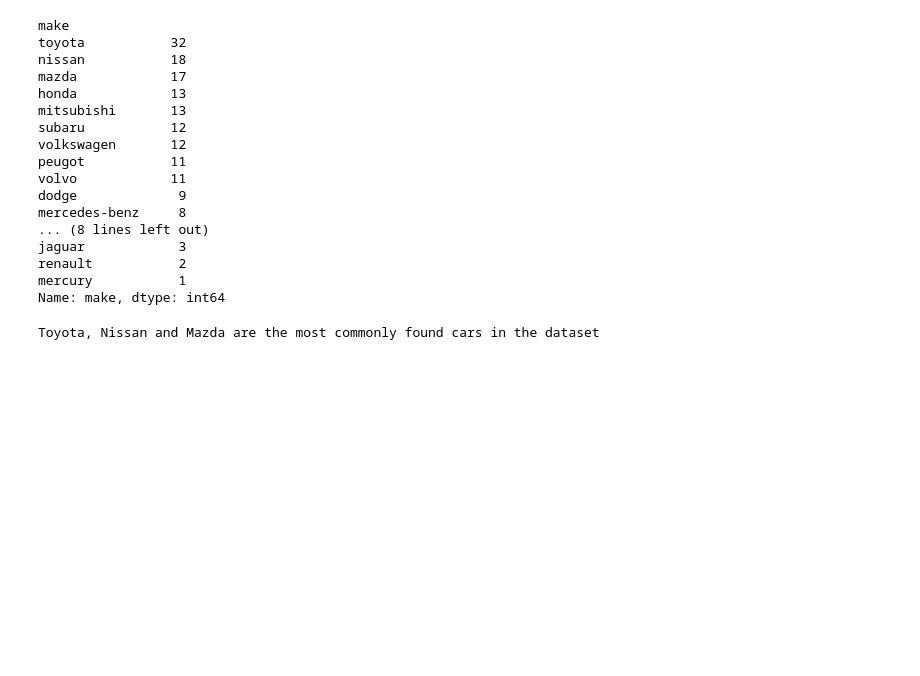
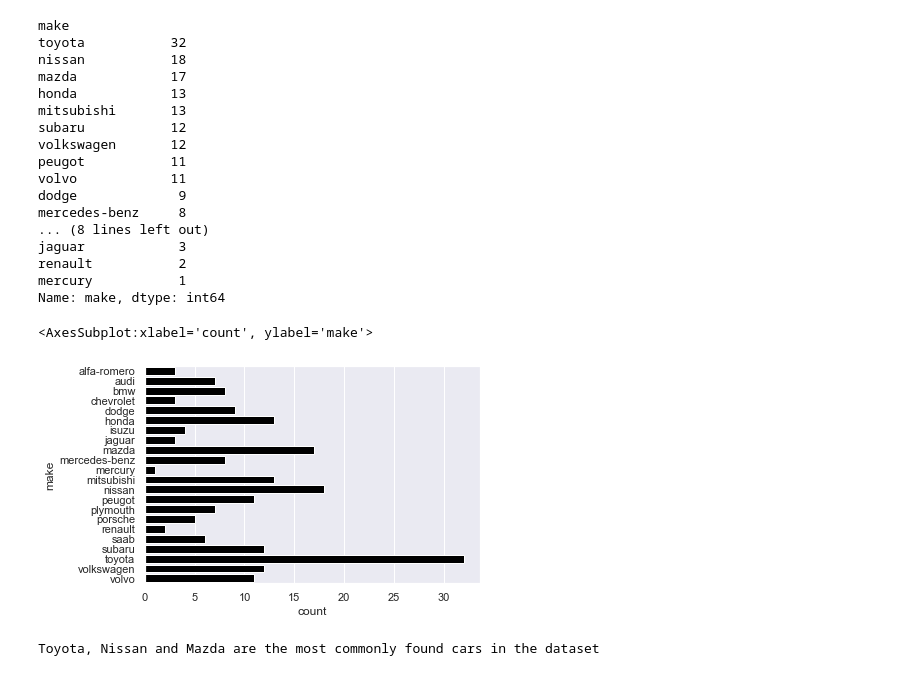
Before and after one commit to rufinsteve/Kaggle-Projects, a Jupyter notebook: Kaggle/Automobile-kaggle-dataset.ipynb, the cells around one changed output. Saved outputs shown, nothing was run; the diff lists cells and outputs as text; code cells hidden in the pictures; blank space fills up the shorter version.

```diff
--- a/Kaggle/Automobile-kaggle-dataset.ipynb
+++ b/Kaggle/Automobile-kaggle-dataset.ipynb
@@ -138,6 +154,13 @@ jaguar            3
 renault           2
 mercury           1
 Name: make, dtype: int64
+# %%
+# Using the countplot to visualize the result
+sns.set(style='darkgrid')
+sns.countplot(y='make',data=df,color='black')
+# %% [output]
+<AxesSubplot:xlabel='count', ylabel='make'>
+[figure, added]
 # %%
 print('Toyota, Nissan and Mazda are the most commonly found cars in the dataset')
 # %% [output]
```
Also changed, not shown: parts of 11 cells of this notebook.
